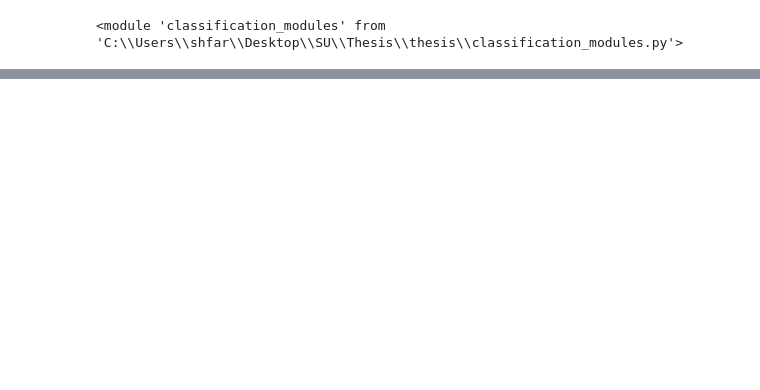
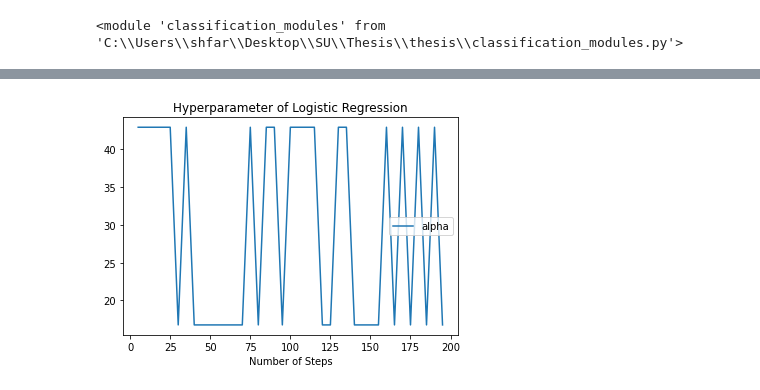
Before and after one commit to sheilafarrahi/thesis, a Jupyter notebook: empirical_districution_function.ipynb, the cells around one changed output, grey strips where cells are left out. Cells and saved outputs as stored; diff of their text form; code cells hidden in the pictures; blank space fills up the shorter version.

```diff
--- a/empirical_districution_function.ipynb
+++ b/empirical_districution_function.ipynb
@@ -176,0 +45,2 @@ plt.legend();
+# %%
+res_lr = cm.cv_numsteps_edf(num_steps_list, data, cv_config, 2)
@@ -176,0 +55,4 @@ plt.legend();
+# %%
+cm.plot_h_params_kde(res_lr)
+# %% [output]
+[figure, added]
```
Also changed, not shown: parts of 28 cells of this notebook, 5 other files.
